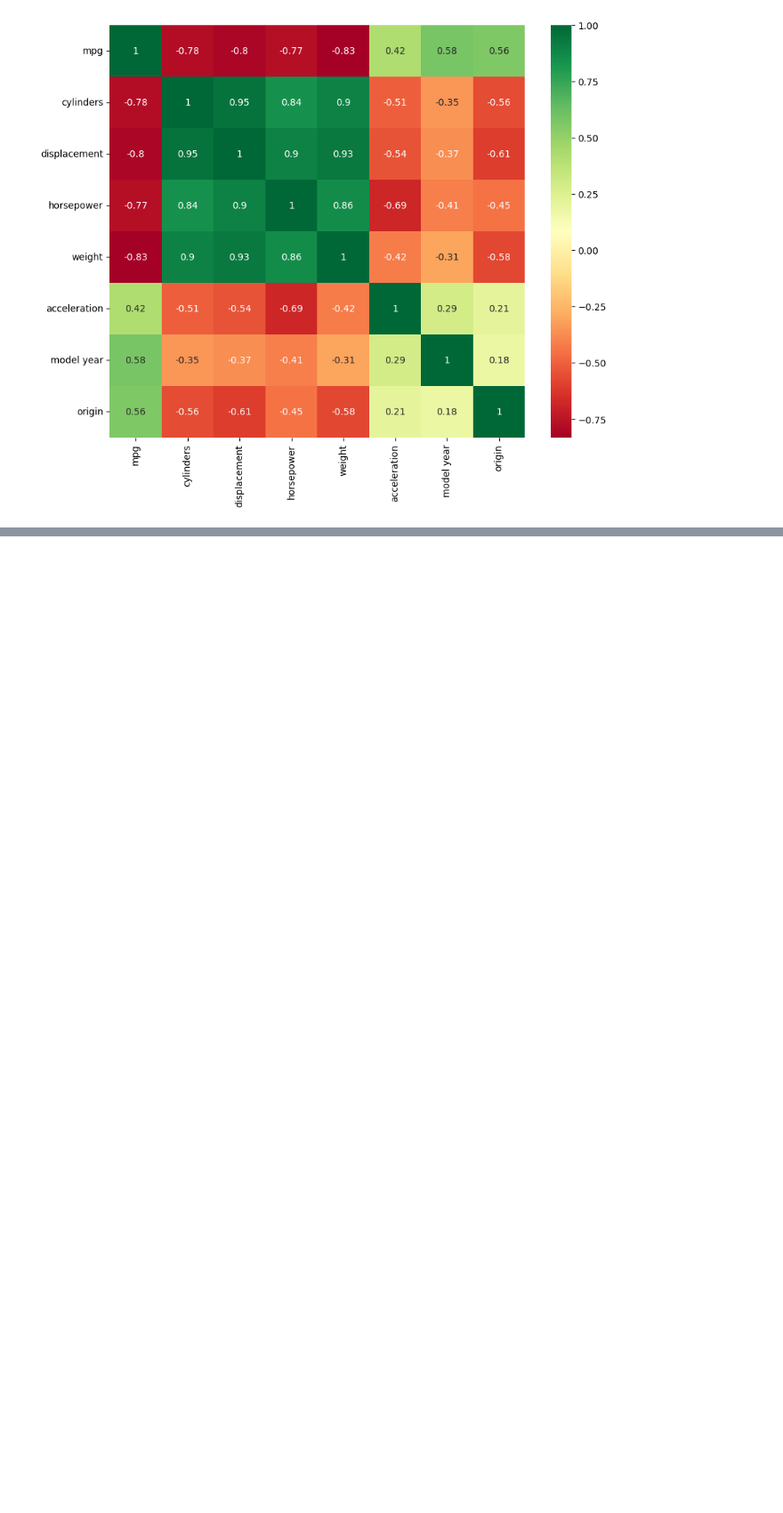
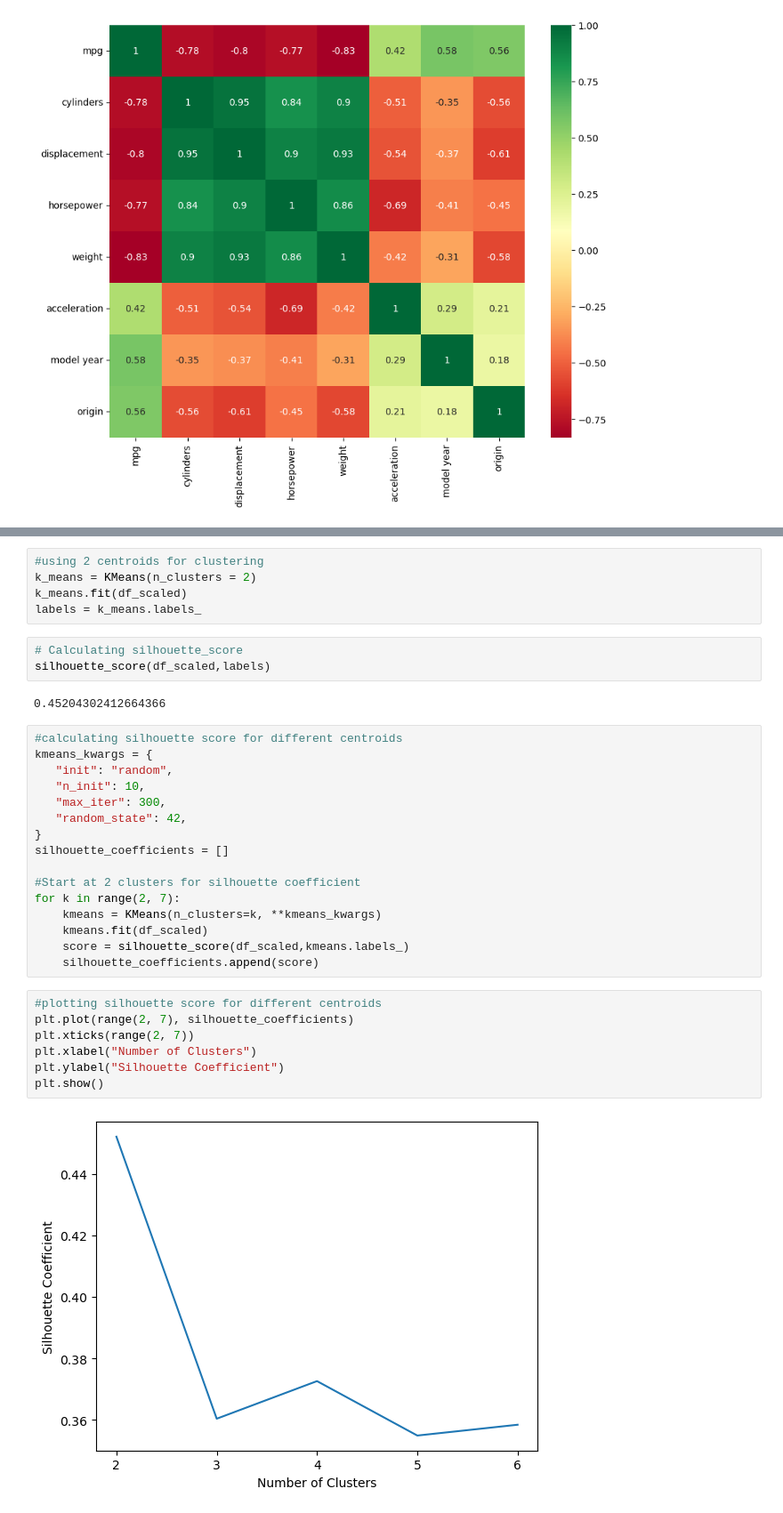
Before and after one commit to Amey1398/Unveiling-Efficiency-Patterns-in-Automobiles, a Jupyter notebook: code.ipynb, the cells around one changed output, grey strips where cells are left out. Shown at 89% size. Saved outputs shown, nothing was run; the diff lists cells and outputs as text; blank space fills up the shorter version.

```diff
--- a/code.ipynb
+++ b/code.ipynb
@@ -216,0 +251,35 @@ sns.heatmap(corr,cmap = 'RdYlGn',annot=True);
+# %%
+#using 2 centroids for clustering
+k_means = KMeans(n_clusters = 2)
+k_means.fit(df_scaled)
+labels = k_means.labels_
+# %%
+# Calculating silhouette_score
+silhouette_score(df_scaled,labels)
+# %% [output]
+0.45204302412664366
+# %%
+#calculating silhouette score for different centroids
+kmeans_kwargs = {
+   "init": "random",
+   "n_init": 10,
+   "max_iter": 300,
+   "random_state": 42,
+}
+silhouette_coefficients = []
+
+#Start at 2 clusters for silhouette coefficient
+for k in range(2, 7):
+    kmeans = KMeans(n_clusters=k, **kmeans_kwargs)
+    kmeans.fit(df_scaled)
+    score = silhouette_score(df_scaled,kmeans.labels_)
+    silhouette_coefficients.append(score)
+# %%
+#plotting silhouette score for different centroids
+plt.plot(range(2, 7), silhouette_coefficients)
+plt.xticks(range(2, 7))
+plt.xlabel("Number of Clusters")
+plt.ylabel("Silhouette Coefficient")
+plt.show()
+# %% [output]
+[figure, added]
```
Also changed, not shown: parts of 11 cells of this notebook.
